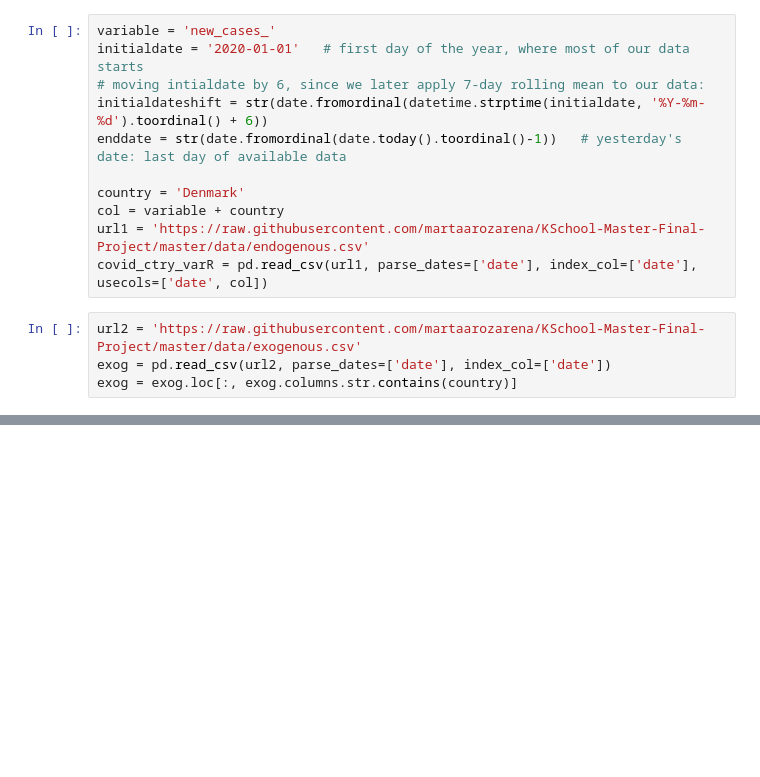
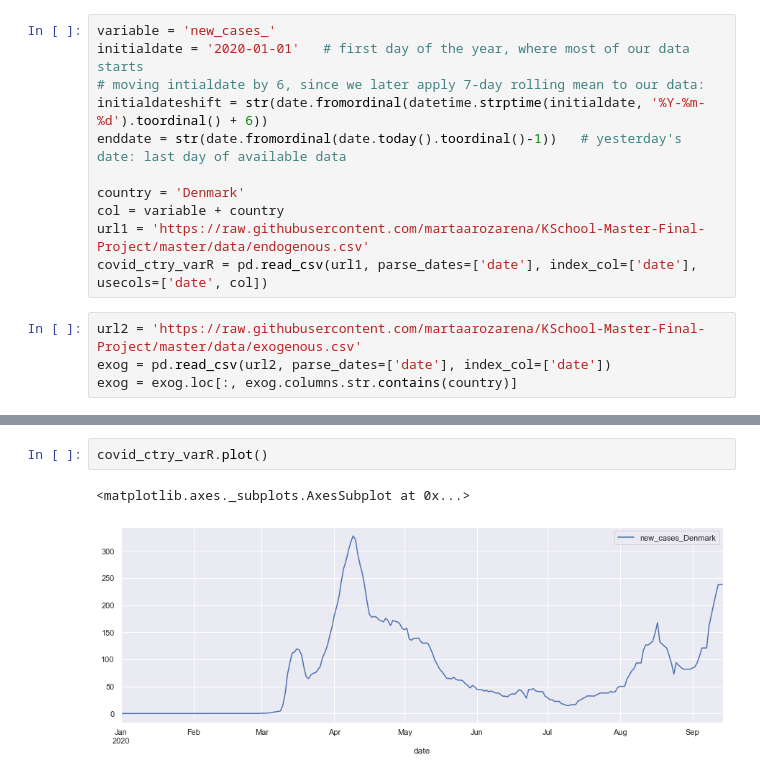
Before and after one commit to martaarozarena/KSchool-Master-Final-Project, a Jupyter notebook: testingStream.ipynb, the cells around one changed output, grey strips where cells are left out. Cells and saved outputs as stored; diff of their text form; blank space fills up the shorter version.

```diff
--- a/testingStream.ipynb
+++ b/testingStream.ipynb
@@ -73,0 +171,5 @@ https://github.com/martaarozarena/KSchool-Master-Final-Project/blob/master/model
+# %%
+covid_ctry_varR.plot()
+# %% [output]
+<matplotlib.axes._subplots.AxesSubplot at 0x...>
+[figure, added]
```
Also changed, not shown: parts of 23 cells of this notebook, 4 other files.
